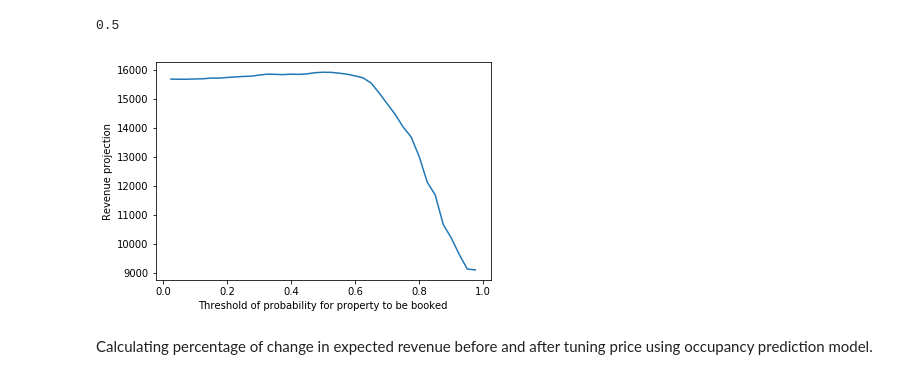
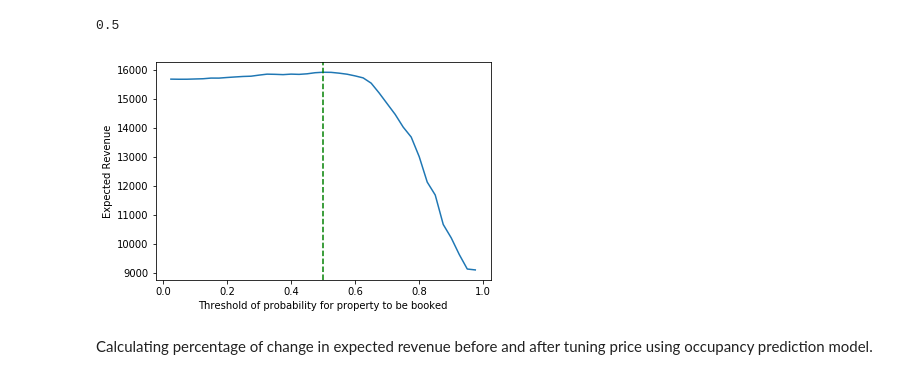
Before and after one commit to patelatharva/Analysis_of_Airbnb_property_listings_dataset, a Jupyter notebook: tuning_booking_price_to_maximize_expected_revenue.ipynb, the cells around one changed output. Cells and saved outputs as stored; diff of their text form; code cells hidden in the pictures.

```diff
--- a/occupancy prediction.ipynb
+++ b/tuning_booking_price_to_maximize_expected_revenue.ipynb
@@ -914,0 +923,33 @@ def float_range(start, stop, step):
+# %%
+classifiers = [
+#                 pickle.load(open("gb_best.pkl", 'rb')),
+#                pickle.load(open("rf_best.pkl", 'rb')),
+#                 pickle.load(open("ada_best.pkl", 'rb')),
+               nn_model
+                ]
+# %%
+def calc_average_prob_booked(row):
+    df = pd.DataFrame(data=row.to_dict(), index=[0])
+    sum_prob_booked = 0
+    for clf in classifiers:
+        sum_prob_booked += clf.predict_proba(df)[0][0]
+    return sum_prob_booked/len(classifiers)
+# %%
+import matplotlib.pyplot as plt
+for index, listing in X_test.sample(1, random_state=1).copy().iterrows():
+    current_price = listing["price_calendar"]
+    price_upper = 3 * current_price
+    price_lower = (1/3) * current_price
+    price_range = list(float_range(str(price_lower), str(price_upper), str((price_upper - price_lower)/50)))
+    probs = []
+    for price in price_range:
+        listing["price_calendar"] = price
+        prob = calc_average_prob_booked(listing)
+        probs.append(prob)
+    fig = plt.figure()
+    plt.plot(list(price_range), probs)
+    plt.ylabel('Probability of property being booked')
+    plt.xlabel('Booking price of property')
+    plt.axvline(x=current_price, color='g')
+    plt.show()
+    fig.savefig("price_")
@@ -990,9 +1047,3 @@ I decided to use average of all probabilities of a property being avialable for
-# %%
-classifiers = [
-#                 pickle.load(open("gb_best.pkl", 'rb')),
-#                pickle.load(open("rf_best.pkl", 'rb')),
-#                 pickle.load(open("ada_best.pkl", 'rb')),
-               nn_model]
 # %%
 highest_revenue = -math.inf
 threshold_at_highest_revenue = None
@@ -1060,12 +1111,16 @@ threshold_at_highest_revenue
 0.5
 # %%
 import matplotlib.pyplot as plt
+fig = plt.figure()
 plt.plot(revenue_by_threshold.index, revenue_by_threshold)
-plt.ylabel('Revenue projection')
+plt.ylabel('Expected Revenue')
 plt.xlabel('Threshold of probability for property to be booked')
+plt.axvline(x=threshold_at_highest_revenue, color='g', linestyle="--")
 plt.show()
+fig.savefig("images/expected_revenue_vs_threshold.png")
+plt.close()
 # %% [output]
-[figure, old version]
+[figure, new version]
 # %% [markdown]
 Calculating percentage of change in expected revenue before and after tuning price using occupancy prediction model.
 # %%
```
Also changed, not shown: parts of 9 cells of this notebook, 3 other files.
